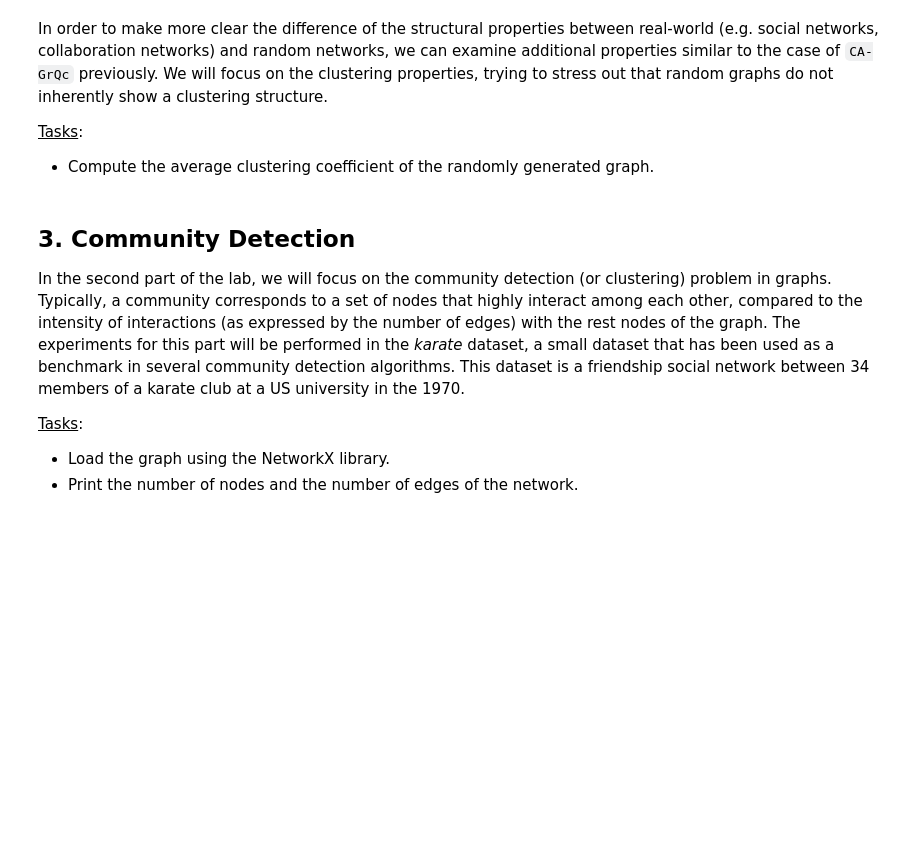
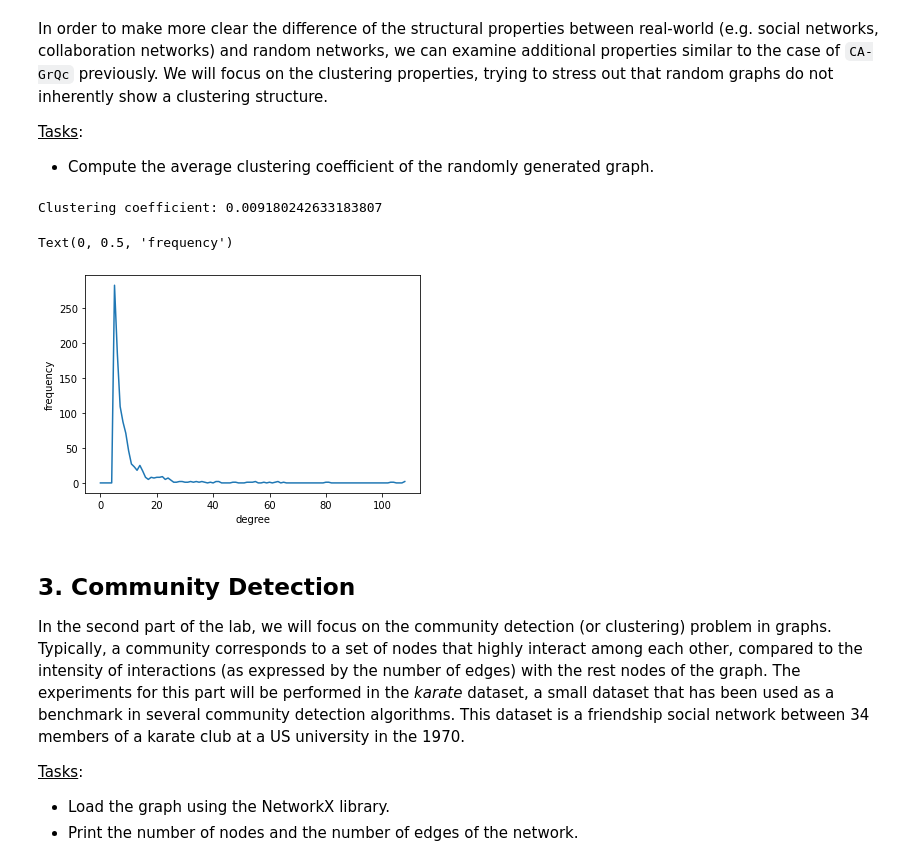
Before and after one commit to djambar/courses, a Jupyter notebook: graph_mining_lab.ipynb, the cells around one changed output. Saved outputs shown, nothing was run; the diff lists cells and outputs as text; code cells hidden in the pictures; blank space fills up the shorter version.

```diff
--- a/graph_mining_lab.ipynb
+++ b/graph_mining_lab.ipynb
@@ -104,3 +180,16 @@ In order to make more clear the difference of the structural properties between
+# %%
+print("Clustering coefficient:", nx.average_clustering(R))
+# %% [output]
+Clustering coefficient: 0.009180242633183807
+# %%
+Q = nx.barabasi_albert_graph(1000, 5)
+hist = nx.degree_histogram(Q)
+plt.plot(hist)
+plt.xlabel('degree')
+plt.ylabel('frequency')
+# %% [output]
+Text(0, 0.5, 'frequency')
+[figure, added]
 # %% [markdown]
 ## 3. Community Detection
 In the second part of the lab, we will focus on the community detection (or clustering) problem in graphs. Typically, a community corresponds to a set of nodes that highly interact among each other, compared to the intensity of interactions (as expressed by the number of edges) with the rest nodes of the graph. The experiments for this part will be performed in the *karate* dataset, a small dataset that has been used as a benchmark in several community detection algorithms. This dataset is a friendship social network between 34 members of a karate club at a US university in the 1970.
```
Also changed, not shown: parts of 33 cells of this notebook.
